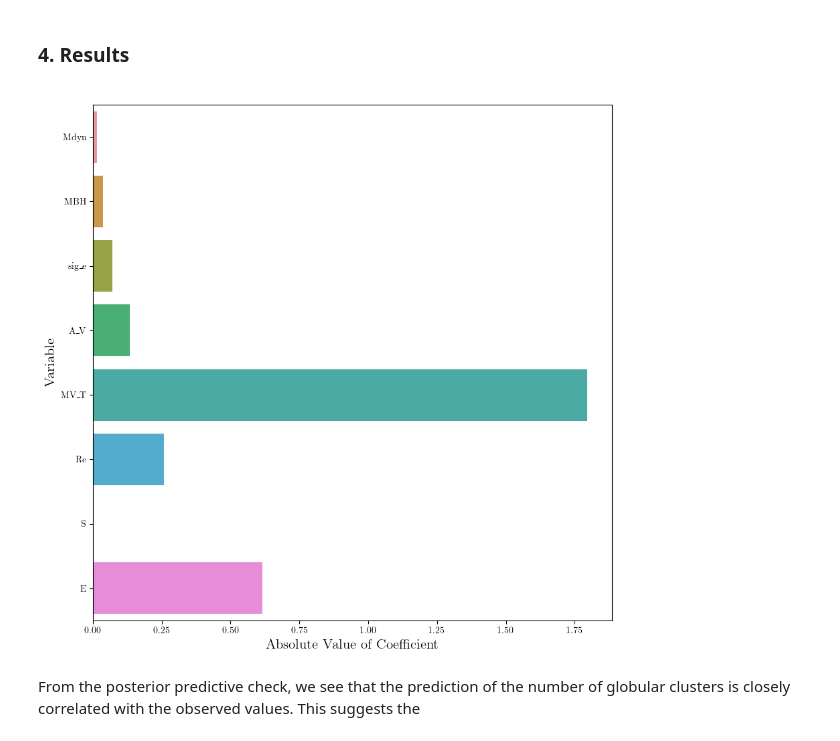
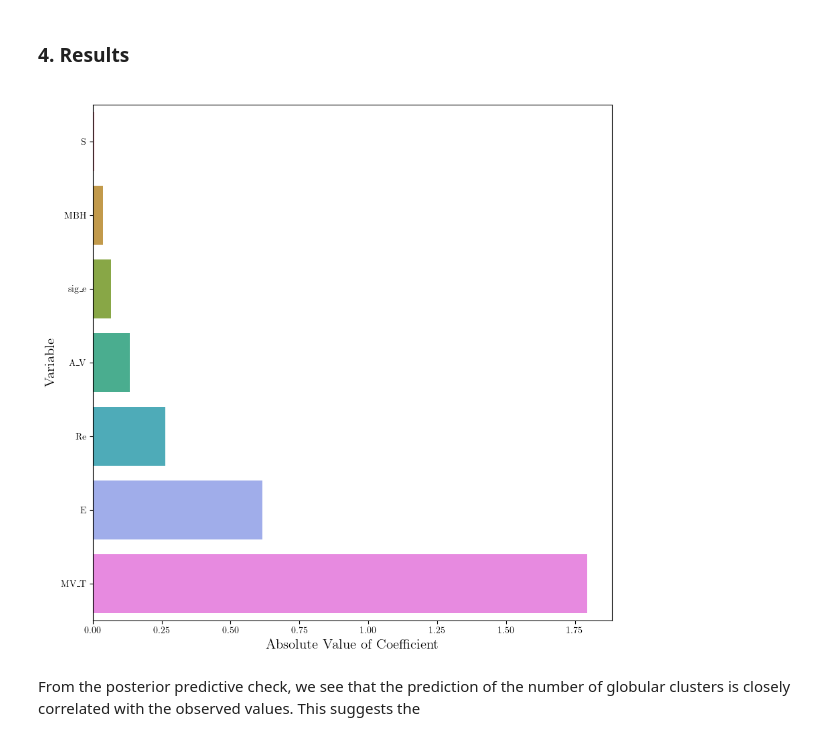
Before and after one commit to tylerbarna/AST5731-projects, a Jupyter notebook: project2/project2.ipynb, the cells around one changed output. Cells and saved outputs as stored; diff of their text form; code cells hidden in the pictures.

```diff
--- a/project2/project2.ipynb
+++ b/project2/project2.ipynb
@@ -292,7 +292,7 @@ We place a wide prior on $\beta$ to allow for many possible regression coefficie
 # %%
 # create our data matrix and response vectors
 
-x_vars = ['Mdyn', 'MBH', 'sig_e', 'A_V', 'MV_T', 'Re']
+x_vars = [ 'MBH', 'sig_e', 'A_V', 'MV_T', 'Re']
 
 x = np.zeros((len(df), len(x_vars)+3))
 x_err = np.zeros((len(df), len(x_vars)+3))
@@ -477,14 +491,17 @@ plt.show()
 # %%
 ## plot the mean coefficients
 
 fig, ax = plt.subplots(figsize=(10,10))
+coeffs = np.abs(summ["mean"][1:]).sort_values(ascending=True)
+coeffs_names = summ["name"][1:][coeffs.index]
+
 ## skips the intercept
-sns.barplot(x=np.abs(summ["mean"][1:]), y=summ["name"][1:], ## if someone wants to add the sd or hdi, I wasn't sure what to do with seaborn
+sns.barplot(x=coeffs, y=coeffs_names, ## if someone wants to add the sd or hdi, I wasn't sure what to do with seaborn
             data=summ, ax=ax)
 ax.set_xlabel("Absolute Value of Coefficient", fontsize=15)
 ax.set_ylabel("Variable", fontsize=15)
 plt.show();
 # %% [output]
-[figure, old version]
+[figure, new version]
 # %% [markdown]
 From the posterior predictive check, we see that the prediction of the number of globular clusters is closely correlated with the observed values. This suggests the
```
Also changed, not shown: parts of 8 cells of this notebook.
